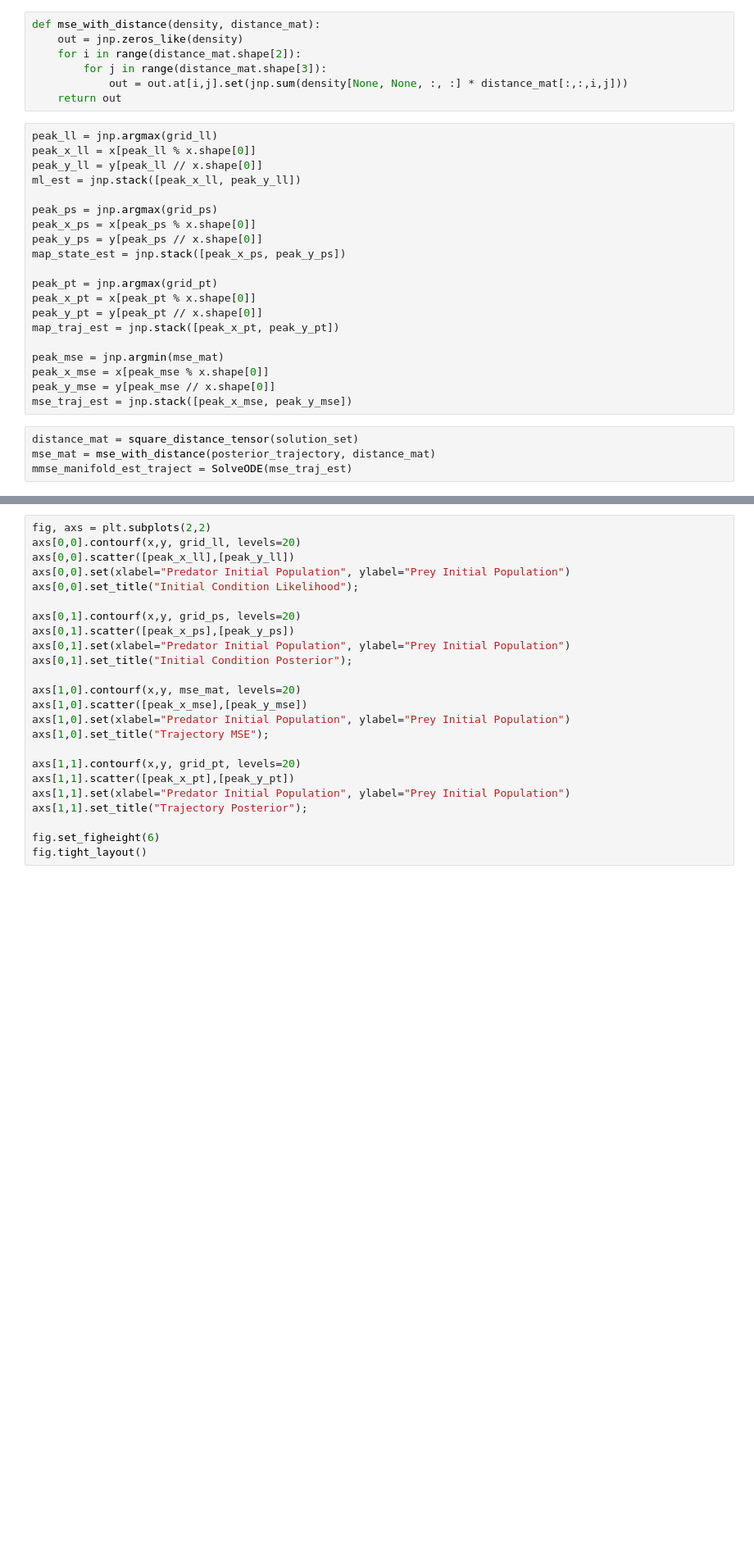
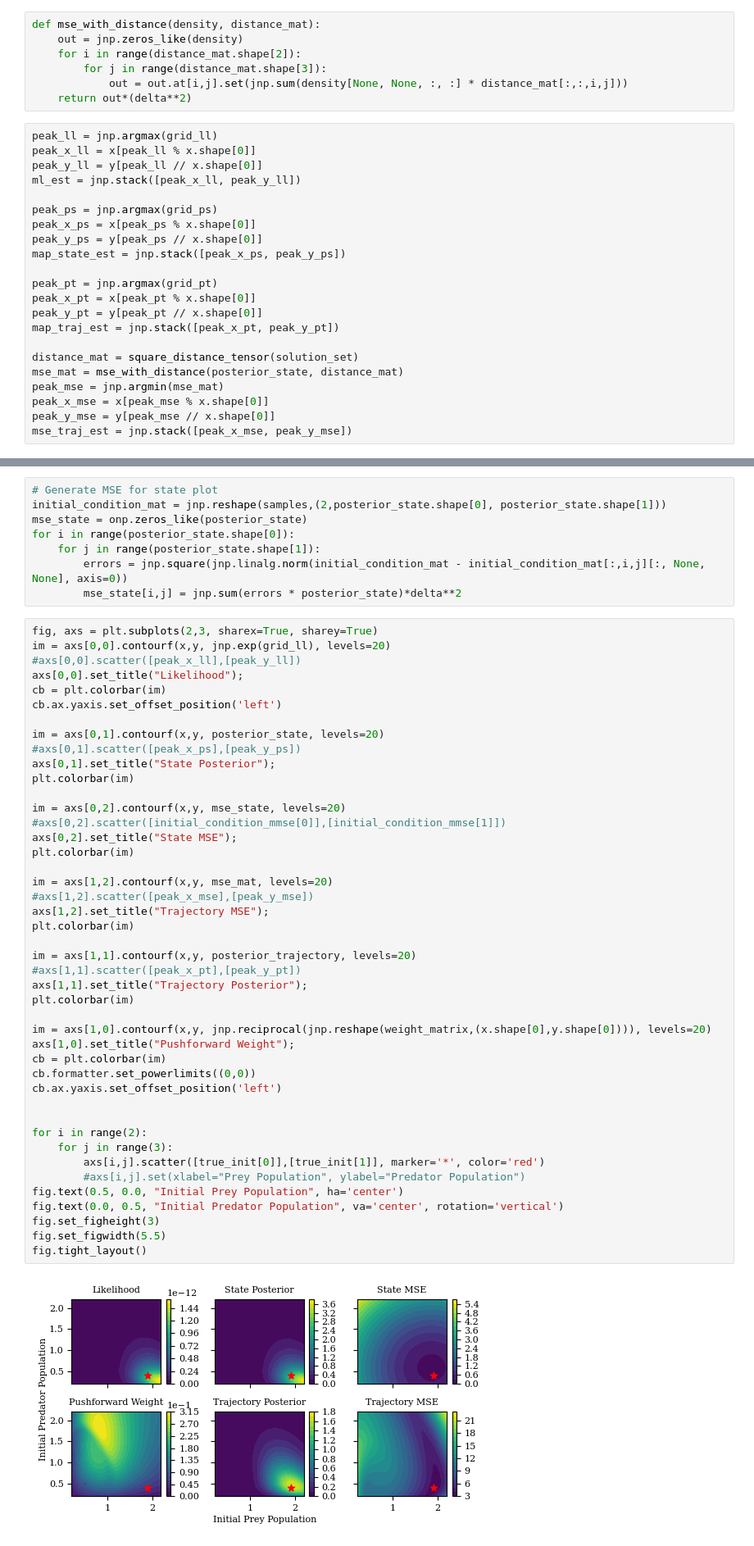
Before and after one commit to Helmuthn/trajectory_manifold, a Jupyter notebook: notebooks/Lotka-Volterra.ipynb, the cells around one changed output, grey strips where cells are left out. Shown: that part at 82% size. Drawn from its saved outputs; the diff is of its cells as text; blank space fills up the shorter version.

```diff
--- a/notebooks/Lotka-Volterra.ipynb
+++ b/notebooks/Lotka-Volterra.ipynb
@@ -161,7 +199,7 @@ def mse_with_distance(density, distance_mat):
     for i in range(distance_mat.shape[2]):
         for j in range(distance_mat.shape[3]):
             out = out.at[i,j].set(jnp.sum(density[None, None, :, :] * distance_mat[:,:,i,j]))
-    return out
+    return out*(delta**2)
 # %%
 peak_ll = jnp.argmax(grid_ll)
 peak_x_ll = x[peak_ll % x.shape[0]]
@@ -178,11 +216,9 @@ peak_x_pt = x[peak_pt % x.shape[0]]
 peak_y_pt = y[peak_pt // x.shape[0]]
 map_traj_est = jnp.stack([peak_x_pt, peak_y_pt])
 
+distance_mat = square_distance_tensor(solution_set)
+mse_mat = mse_with_distance(posterior_state, distance_mat)
 peak_mse = jnp.argmin(mse_mat)
 peak_x_mse = x[peak_mse % x.shape[0]]
 peak_y_mse = y[peak_mse // x.shape[0]]
 mse_traj_est = jnp.stack([peak_x_mse, peak_y_mse])
-# %%
-distance_mat = square_distance_tensor(solution_set)
-mse_mat = mse_with_distance(posterior_trajectory, distance_mat)
-mmse_manifold_est_traject = SolveODE(mse_traj_est)
@@ -189,24 +227,54 @@ mmse_manifold_est_traject = SolveODE(mse_traj_est)
+# %%
+# Generate MSE for state plot
+initial_condition_mat = jnp.reshape(samples,(2,posterior_state.shape[0], posterior_state.shape[1]))
+mse_state = onp.zeros_like(posterior_state)
+for i in range(posterior_state.shape[0]):
+    for j in range(posterior_state.shape[1]):
+        errors = jnp.square(jnp.linalg.norm(initial_condition_mat - initial_condition_mat[:,i,j][:, None, None], axis=0))
+        mse_state[i,j] = jnp.sum(errors * posterior_state)*delta**2
 # %%
-fig, axs = plt.subplots(2,2)
-axs[0,0].contourf(x,y, grid_ll, levels=20)
-axs[0,0].scatter([peak_x_ll],[peak_y_ll])
-axs[0,0].set(xlabel="Predator Initial Population", ylabel="Prey Initial Population")
-axs[0,0].set_title("Initial Condition Likelihood");
+fig, axs = plt.subplots(2,3, sharex=True, sharey=True)
+im = axs[0,0].contourf(x,y, jnp.exp(grid_ll), levels=20)
+#axs[0,0].scatter([peak_x_ll],[peak_y_ll])
+axs[0,0].set_title("Likelihood");
+cb = plt.colorbar(im)
+cb.ax.yaxis.set_offset_position('left')
 
-axs[0,1].contourf(x,y, grid_ps, levels=20)
-axs[0,1].scatter([peak_x_ps],[peak_y_ps])
-axs[0,1].set(xlabel="Predator Initial Population", ylabel="Prey Initial Population")
-axs[0,1].set_title("Initial Condition Posterior");
+im = axs[0,1].contourf(x,y, posterior_state, levels=20)
+#axs[0,1].scatter([peak_x_ps],[peak_y_ps])
+axs[0,1].set_title("State Posterior");
+plt.colorbar(im)
 
-axs[1,0].contourf(x,y, mse_mat, levels=20)
-axs[1,0].scatter([peak_x_mse],[peak_y_mse])
-axs[1,0].set(xlabel="Predator Initial Population", ylabel="Prey Initial Population")
-axs[1,0].set_title("Trajectory MSE");
+im = axs[0,2].contourf(x,y, mse_state, levels=20)
+#axs[0,2].scatter([initial_condition_mmse[0]],[initial_condition_mmse[1]])
+axs[0,2].set_title("State MSE");
+plt.colorbar(im)
 
-axs[1,1].contourf(x,y, grid_pt, levels=20)
-axs[1,1].scatter([peak_x_pt],[peak_y_pt])
-axs[1,1].set(xlabel="Predator Initial Population", ylabel="Prey Initial Population")
+im = axs[1,2].contourf(x,y, mse_mat, levels=20)
+#axs[1,2].scatter([peak_x_mse],[peak_y_mse])
+axs[1,2].set_title("Trajectory MSE");
+plt.colorbar(im)
+
+im = axs[1,1].contourf(x,y, posterior_trajectory, levels=20)
+#axs[1,1].scatter([peak_x_pt],[peak_y_pt])
 axs[1,1].set_title("Trajectory Posterior");
+plt.colorbar(im)
 
-fig.set_figheight(6)
+im = axs[1,0].contourf(x,y, jnp.reciprocal(jnp.reshape(weight_matrix,(x.shape[0],y.shape[0]))), levels=20)
+axs[1,0].set_title("Pushforward Weight");
+cb = plt.colorbar(im)
+cb.formatter.set_powerlimits((0,0))
+cb.ax.yaxis.set_offset_position('left')
+
+
+for i in range(2):
+    for j in range(3):
+        axs[i,j].scatter([true_init[0]],[true_init[1]], marker='*', color='red')
+        #axs[i,j].set(xlabel="Prey Population", ylabel="Predator Population")
+fig.text(0.5, 0.0, "Initial Prey Population", ha='center')
+fig.text(0.0, 0.5, "Initial Predator Population", va='center', rotation='vertical')
+fig.set_figheight(3)
+fig.set_figwidth(5.5)
 fig.tight_layout()
+# %% [output]
+[figure, added]
```
Also changed, not shown: parts of 30 cells of this notebook.
